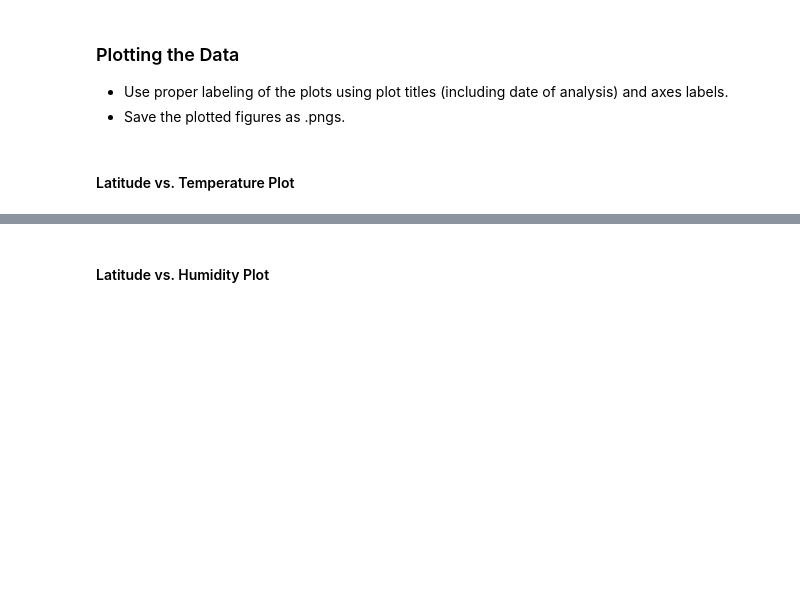
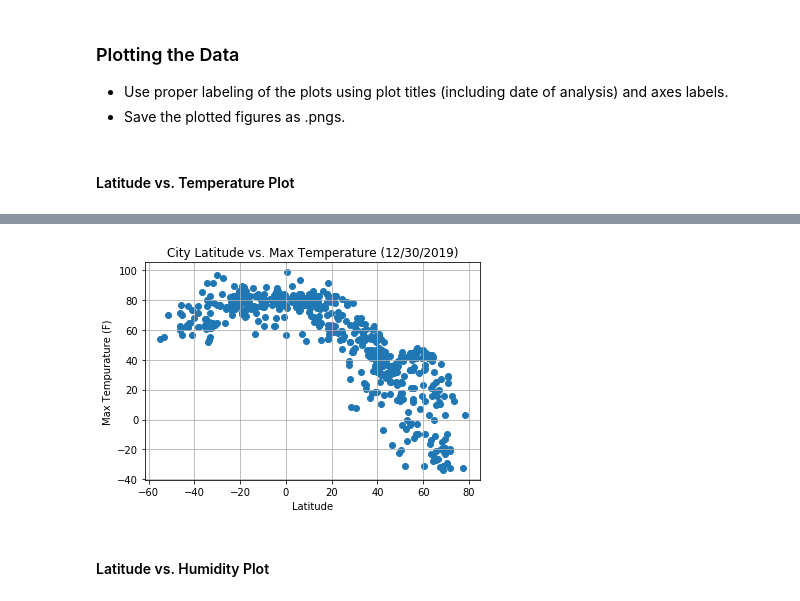
Before and after one commit to JansenKat/-for-this-project-called-, a Jupyter notebook: starter_code/WeatherPy.ipynb, the cells around one changed output, grey strips where cells are left out. Cells and saved outputs as stored; diff of their text form; code cells hidden in the pictures; blank space fills up the shorter version.

Commit message:
Create, save and show scatter plots: latitude vs max temp, latitude vs humidity, latitude vs cloudiness, latitude vs wind speed.

```diff
--- a/starter_code/WeatherPy.ipynb
+++ b/starter_code/WeatherPy.ipynb
@@ -19,8 +19,13 @@ from config import api_key
 # Incorporated citipy to determine city based on latitude and longitude
 from citipy import citipy
 
+#Get today's date
+from datetime import date
+today = date.today().strftime("%m/%d/%Y")
+
 # Output File (CSV)
-output_data_file = os.path.join('output_data','cities.csv')
+out_dir = 'output_data'
+output_data_file = os.path.join(out_dir,'cities.csv')
 
 # Range of latitudes and longitudes
 lat_range = (-90, 90)
@@ -166,2 +168,12 @@ df.head()
+# %%
+plt.title(f'City Latitude vs. Max Temperature ({today})')
+plt.scatter(df['Lat'],df['Max Temp'])
+plt.grid()
+plt.xlabel('Latitude')
+plt.ylabel('Max Tempurature (F)')
+plt.savefig(os.path.join(out_dir,'lat_vs_temp.png'))
+plt.show()
+# %% [output]
+[figure, added]
 # %% [markdown]
 #### Latitude vs. Humidity Plot
```
Also changed, not shown: parts of 12 cells of this notebook.
